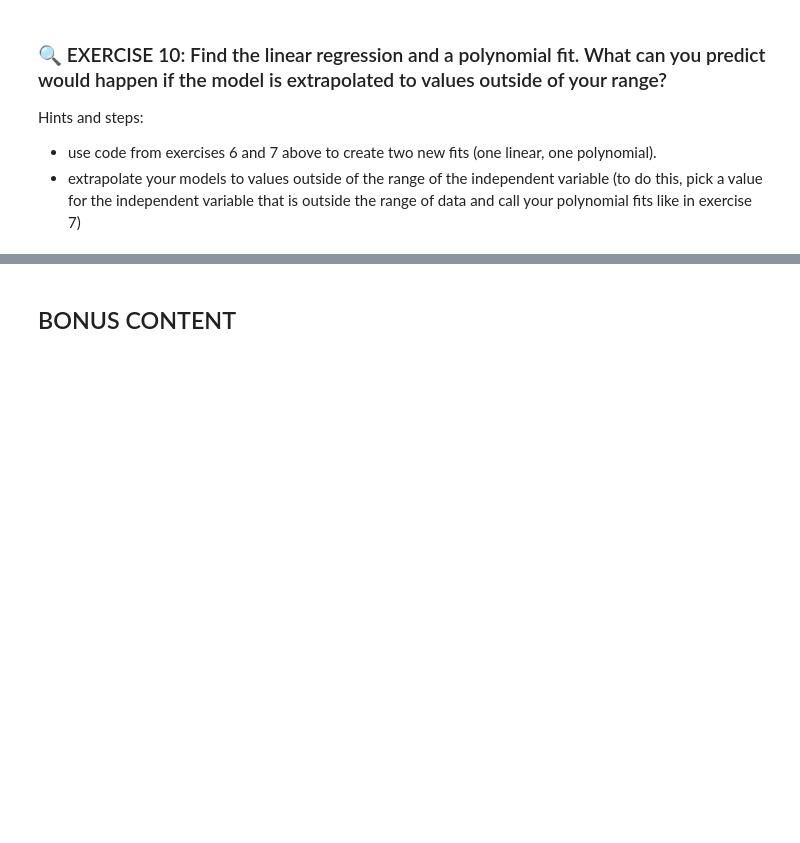
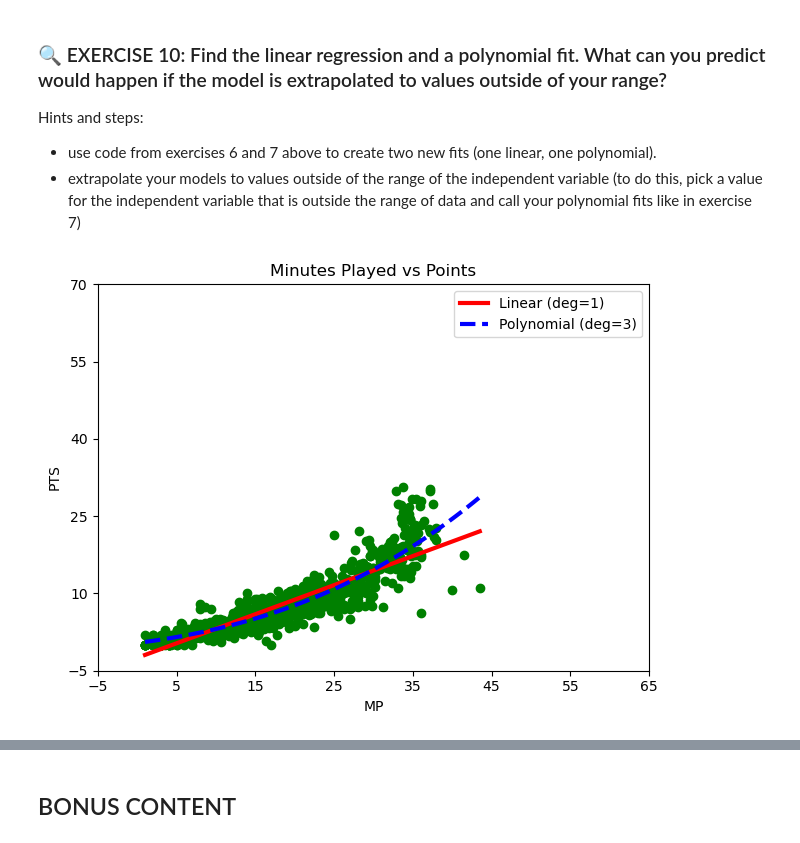
Before and after one commit to PrisonTeachingInitiative/CFR-2025, a Jupyter notebook: Stats/Notebooks/2-Correlation_regression_NEW.ipynb, the cells around one changed output, grey strips where cells are left out. Saved outputs shown, nothing was run; the diff lists cells and outputs as text; code cells hidden in the pictures; blank space fills up the shorter version.

```diff
--- a/Stats/Notebooks/2-Correlation_regression_NEW.ipynb
+++ b/Stats/Notebooks/2-Correlation_regression_NEW.ipynb
@@ -632,3 +632,86 @@ Pearson correlation coefficient:  0.7281306643984008
 Hints and steps:
 - use code from exercises 6 and 7 above to create two new fits (one linear, one polynomial).
 - extrapolate your models to values outside of the range of the independent variable (to do this, pick a value for the independent variable that is outside the range of data and call your polynomial fits like in exercise 7)
+# %%
+import numpy as np
+import matplotlib.pyplot as plt
+from sklearn.linear_model import LinearRegression
+
+#  variables
+independent_variable = 'MP'
+dependent_variable = 'PTS'
+
+# data
+NBA_regular_2021 = NBA_regular_2021.dropna(subset=[independent_variable, dependent_variable])
+
+# Linear regression model
+x_array = np.array(NBA_regular_2021[independent_variable]).reshape(-1, 1)
+y_array = np.array(NBA_regular_2021[dependent_variable])
+model = LinearRegression()
+model.fit(x_array, y_array)
+
+#  Linear Regression
+slope = model.coef_[0]
+y_intercept = model.intercept_
+x_fit_linear = np.linspace(np.min(x_array), np.max(x_array), 100)
+y_fit_linear_lr = slope * x_fit_linear + y_intercept
+
+# Linear polynomial (deg=1)
+coeffs_linear = np.polyfit(NBA_regular_2021[independent_variable], NBA_regular_2021[dependent_variable], deg=1)
+polynomial1 = np.poly1d(coeffs_linear)
+
+# Higher-order polynomial (deg=3)
+coeffs_high = np.polyfit(NBA_regular_2021[independent_variable], NBA_regular_2021[dependent_variable], deg=3)
+polynomial_high = np.poly1d(coeffs_high)
+
+def PTS_from_MP_linear(mp):
+    return polynomial1(mp)
+
+def PTS_from_MP_poly(mp):
+    return polynomial_high(mp)
+
+# Generate x values for plotting
+x_fit = np.linspace(np.min(NBA_regular_2021[independent_variable]), np.max(NBA_regular_2021[independent_variable]), 100)
+
+# Evaluate both polynomials
+y_fit_linear = polynomial1(x_fit)
+y_fit_high = polynomial_high(x_fit)
+
+fig, axs = plt.subplots()
+axs.scatter(NBA_regular_2021[independent_variable], NBA_regular_2021[dependent_variable], color='green')
+axs.plot(x_fit, y_fit_linear, color='red', linewidth=3, label='Linear (deg=1)')
+axs.plot(x_fit, y_fit_high, color='blue', linewidth=3, linestyle='--', label='Polynomial (deg=3)')
+
+axs.set_title('Minutes Played vs Points')
+axs.set_xlabel("MP")
+axs.set_ylabel(dependent_variable)
+axs.legend()
+axs.set_xticks(np.arange(-5, 75, 10))
+axs.set_yticks(np.arange(-5, 80, 15))
+
+plt.tight_layout()
+plt.show()
+
+
+plt.tight_layout()
+plt.show()
+
+points_scored_neg55min_linear = PTS_from_MP_linear(-5.0)  ##A
+points_scored_neg5min_poly = PTS_from_MP_poly(-5.0)    ##B
+
+points_scored_75min_linear = PTS_from_MP_linear(75.0) ## C
+points_scored_75min_poly = PTS_from_MP_poly(75.0) ## D
+
+points_scored_60min_linear = PTS_from_MP_linear(80.0)  ##E
+points_scored_60min_poly = PTS_from_MP_poly(80.0) ## F
+
+print(f"Predicted points for -5min (linear): {points_scored_1min_linear:.2f}")
+print(f"Predicted points for -5 min (polynomial): {points_scored_1min_poly:.2f}")
+
+print(f"Predicted points for 75 min (linear): {points_scored_35min_linear:.2f}")
+print(f"Predicted points for 75 min (polynomial): {points_scored_35min_poly:.2f}")
+
+print(f"Predicted points for 80 min (linear): {points_scored_60min_linear:.2f}")
+print(f"Predicted points for 80 min (polynomial): {points_scored_60min_poly:.2f}")
+# %% [output]
+[figure, added]
```
Also changed, not shown: parts of 3 cells of this notebook.
